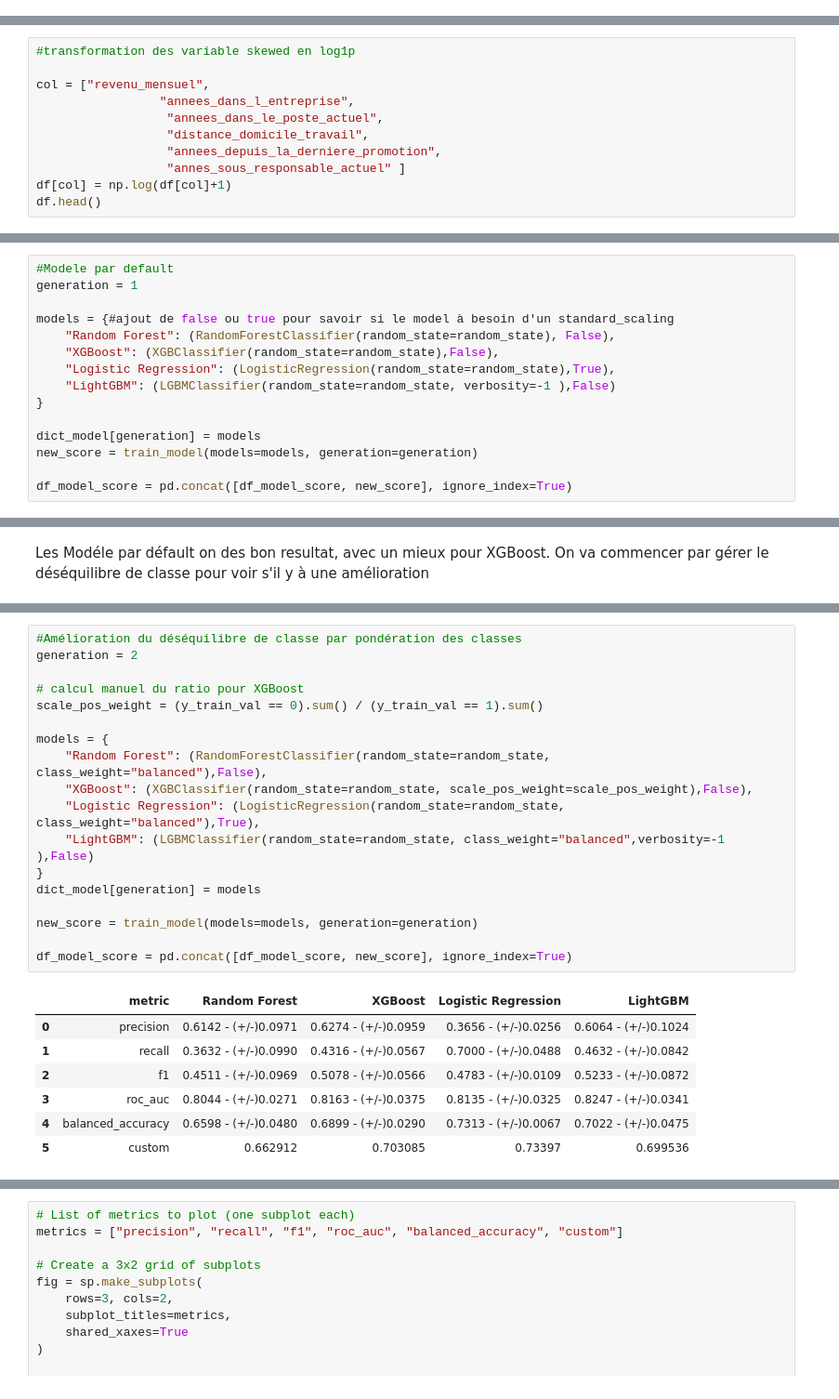
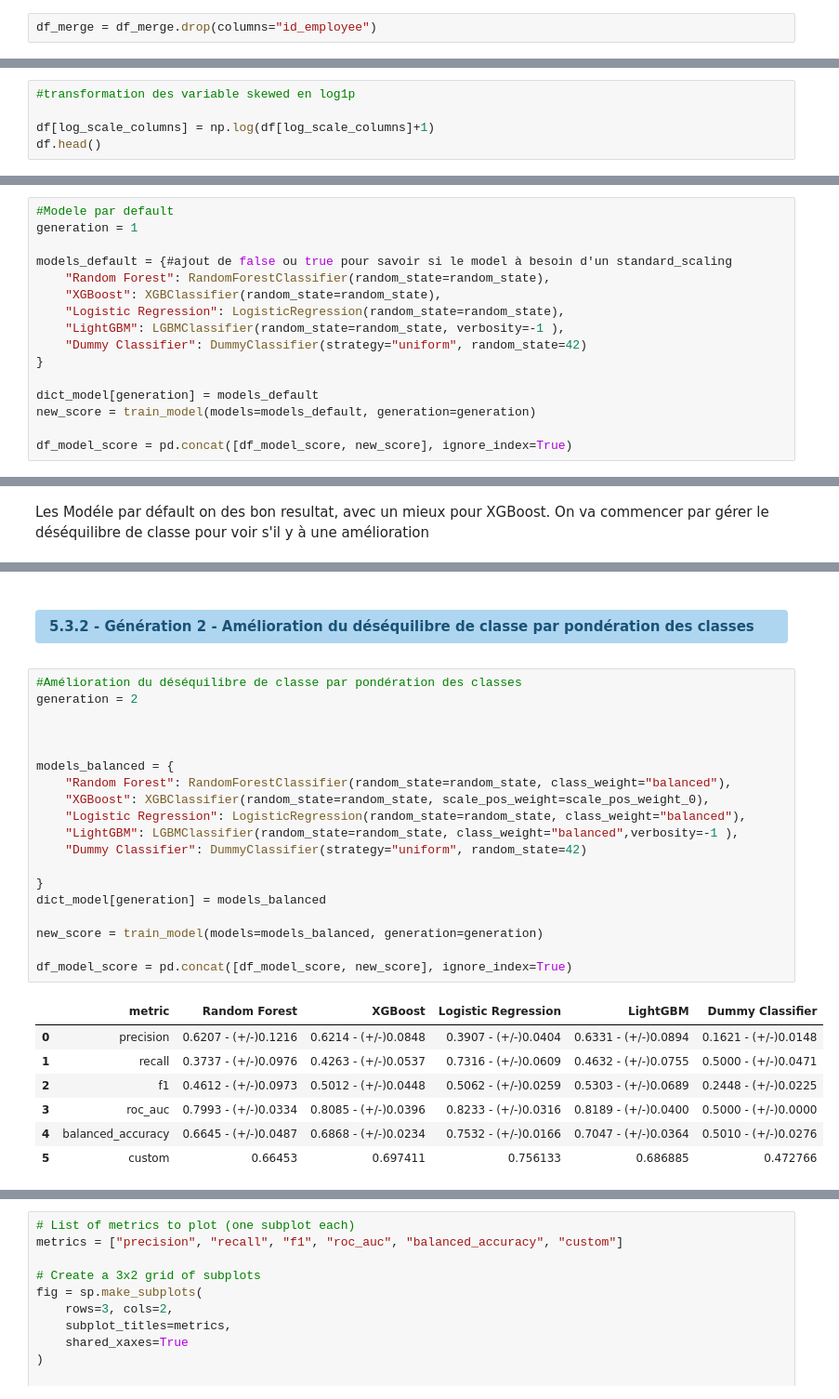
Before and after one commit to GreatTeacherJ/esn, a Jupyter notebook: src/app/data.ipynb, the cells around one changed output, grey strips where cells are left out. Shown at 93% size. Saved outputs shown, nothing was run; the diff lists cells and outputs as text.

```diff
--- a/src/app/data.ipynb
+++ b/src/app/data.ipynb
@@ -416 +431,3 @@ df_merge.a_quitte_l_entreprise = df_merge.a_quitte_l_entreprise.apply(lambda x:
+# %%
+df_merge = df_merge.drop(columns="id_employee")
 # %% [markdown]
@@ -526,13 +542,7 @@ Au-delà de |skew| > 1, on considère généralement que c'est suffisamment marq
 # %%
 #transformation des variable skewed en log1p
 
-col = ["revenu_mensuel",
-                 "annees_dans_l_entreprise",
-                  "annees_dans_le_poste_actuel",
-                  "distance_domicile_travail",
-                  "annees_depuis_la_derniere_promotion",
-                  "annes_sous_responsable_actuel" ]
-df[col] = np.log(df[col]+1)
+df[log_scale_columns] = np.log(df[log_scale_columns]+1)
 df.head()
 # %% [output]
 |  | age | genre | revenu_mensuel | nombre_experiences_precedentes | annees_dans_l_entreprise | annees_dans_le_poste_actuel | ... |
@@ -769,15 +1192,16 @@ def train_model(models, generation):
 #Modele par default
 generation = 1
 
-models = {#ajout de false ou true pour savoir si le model à besoin d'un standard_scaling
-    "Random Forest": (RandomForestClassifier(random_state=random_state), False),
-    "XGBoost": (XGBClassifier(random_state=random_state),False),
-    "Logistic Regression": (LogisticRegression(random_state=random_state),True),
-    "LightGBM": (LGBMClassifier(random_state=random_state, verbosity=-1 ),False)
+models_default = {#ajout de false ou true pour savoir si le model à besoin d'un standard_scaling
+    "Random Forest": RandomForestClassifier(random_state=random_state),
+    "XGBoost": XGBClassifier(random_state=random_state),
+    "Logistic Regression": LogisticRegression(random_state=random_state),
+    "LightGBM": LGBMClassifier(random_state=random_state, verbosity=-1 ),
+    "Dummy Classifier": DummyClassifier(strategy="uniform", random_state=42)
 }
 
-dict_model[generation] = models
-new_score = train_model(models=models, generation=generation)
+dict_model[generation] = models_default
+new_score = train_model(models=models_default, generation=generation)
 
 df_model_score = pd.concat([df_model_score, new_score], ignore_index=True)
 # %% [output]
@@ -794,26 +1232,29 @@ On va commencer par gérer le déséquilibre de classe pour voir s'il y à une a
+# %% [markdown]
+#### <p style="background-color:#AED6F1; color:#1A5276; padding:8px 15px; border-radius:4px; font-size:15px; font-weight:bold;">5.3.2 - Génération 2 - Amélioration du déséquilibre de classe par pondération des classes </p>
 # %%
 #Amélioration du déséquilibre de classe par pondération des classes
 generation = 2
 
-# calcul manuel du ratio pour XGBoost
-scale_pos_weight = (y_train_val == 0).sum() / (y_train_val == 1).sum()
 
-models = {
-    "Random Forest": (RandomForestClassifier(random_state=random_state, class_weight="balanced"),False),
-    "XGBoost": (XGBClassifier(random_state=random_state, scale_pos_weight=scale_pos_weight),False),
-    "Logistic Regression": (LogisticRegression(random_state=random_state, class_weight="balanced"),True),
-    "LightGBM": (LGBMClassifier(random_state=random_state, class_weight="balanced",verbosity=-1 ),False)
+
+models_balanced = {
+    "Random Forest": RandomForestClassifier(random_state=random_state, class_weight="balanced"),
+    "XGBoost": XGBClassifier(random_state=random_state, scale_pos_weight=scale_pos_weight_0),
+    "Logistic Regression": LogisticRegression(random_state=random_state, class_weight="balanced"),
+    "LightGBM": LGBMClassifier(random_state=random_state, class_weight="balanced",verbosity=-1 ),
+    "Dummy Classifier": DummyClassifier(strategy="uniform", random_state=42)
+
 }
-dict_model[generation] = models
+dict_model[generation] = models_balanced
 
-new_score = train_model(models=models, generation=generation)
+new_score = train_model(models=models_balanced, generation=generation)
 
 df_model_score = pd.concat([df_model_score, new_score], ignore_index=True)
 # %% [output]
-|  | metric | Random Forest | XGBoost | Logistic Regression | LightGBM |
-| 0 | precision | 0.6142 - (+/-)0.0971 | 0.6274 - (+/-)0.0959 | 0.3656 - (+/-)0.0256 | 0.6064 - (+/-)0.1024 |
-| 1 | recall | 0.3632 - (+/-)0.0990 | 0.4316 - (+/-)0.0567 | 0.7000 - (+/-)0.0488 | 0.4632 - (+/-)0.0842 |
-| 2 | f1 | 0.4511 - (+/-)0.0969 | 0.5078 - (+/-)0.0566 | 0.4783 - (+/-)0.0109 | 0.5233 - (+/-)0.0872 |
-| 3 | roc_auc | 0.8044 - (+/-)0.0271 | 0.8163 - (+/-)0.0375 | 0.8135 - (+/-)0.0325 | 0.8247 - (+/-)0.0341 |
-| 4 | balanced_accuracy | 0.6598 - (+/-)0.0480 | 0.6899 - (+/-)0.0290 | 0.7313 - (+/-)0.0067 | 0.7022 - (+/-)0.0475 |
-| 5 | custom | 0.662912 | 0.703085 | 0.73397 | 0.699536 |
+|  | metric | Random Forest | XGBoost | Logistic Regression | LightGBM | Dummy Classifier |
+| 0 | precision | 0.6207 - (+/-)0.1216 | 0.6214 - (+/-)0.0848 | 0.3907 - (+/-)0.0404 | 0.6331 - (+/-)0.0894 | 0.1621 - (+/-)0.0148 |
+| 1 | recall | 0.3737 - (+/-)0.0976 | 0.4263 - (+/-)0.0537 | 0.7316 - (+/-)0.0609 | 0.4632 - (+/-)0.0755 | 0.5000 - (+/-)0.0471 |
+| 2 | f1 | 0.4612 - (+/-)0.0973 | 0.5012 - (+/-)0.0448 | 0.5062 - (+/-)0.0259 | 0.5303 - (+/-)0.0689 | 0.2448 - (+/-)0.0225 |
+| 3 | roc_auc | 0.7993 - (+/-)0.0334 | 0.8085 - (+/-)0.0396 | 0.8233 - (+/-)0.0316 | 0.8189 - (+/-)0.0400 | 0.5000 - (+/-)0.0000 |
+| 4 | balanced_accuracy | 0.6645 - (+/-)0.0487 | 0.6868 - (+/-)0.0234 | 0.7532 - (+/-)0.0166 | 0.7047 - (+/-)0.0364 | 0.5010 - (+/-)0.0276 |
+| 5 | custom | 0.66453 | 0.697411 | 0.756133 | 0.686885 | 0.472766 |
```
Also changed, not shown: parts of 80 cells of this notebook, 2 other files.
